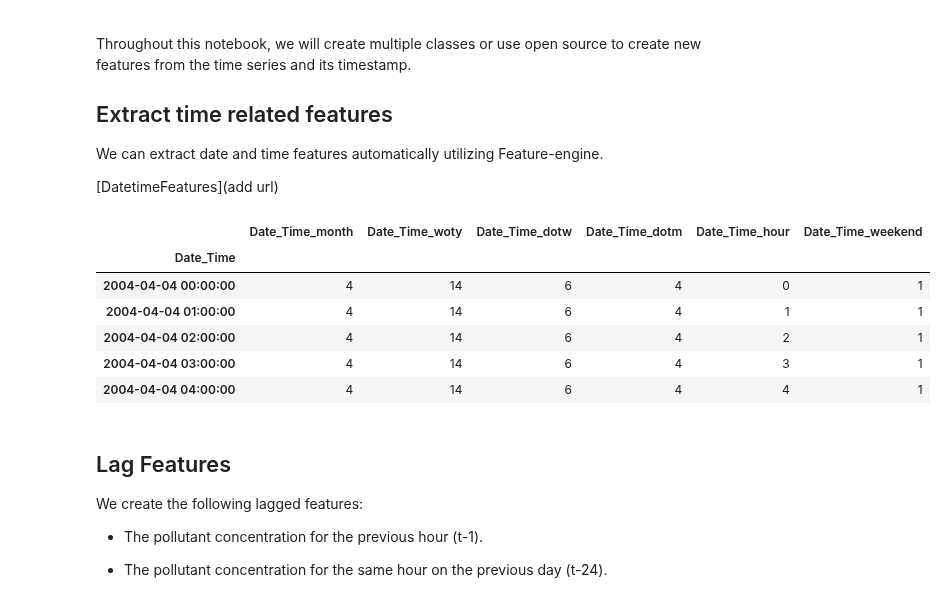
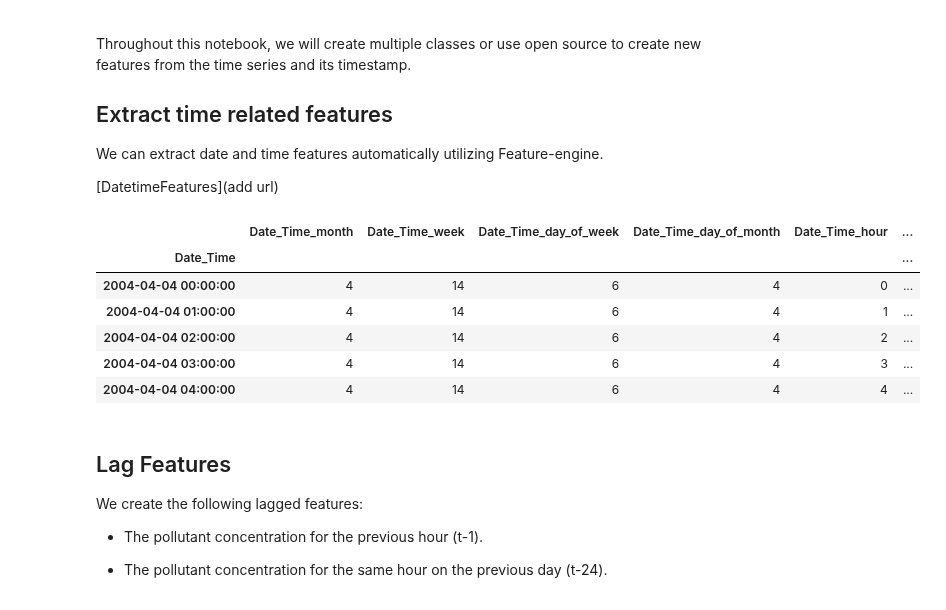
Before and after one commit to trainindata/feature-engineering-for-time-series-forecasting, a Jupyter notebook: 03-Challenges-in-Time-Series-Forecasting/03-Refactoring-feature-engineering.ipynb, the cells around one changed output. Cells and saved outputs as stored; diff of their text form; code cells hidden in the pictures.

```diff
--- a/03-Challenges-in-Time-Series-Forecasting/03-Refactoring-feature-engineering.ipynb
+++ b/03-Challenges-in-Time-Series-Forecasting/03-Refactoring-feature-engineering.ipynb
@@ -91,35 +91,35 @@ We can extract date and time features automatically utilizing Feature-engine.
 # %%
 dt_features = DatetimeFeatures(
 
     # the timestamp
     variables='Date_Time',
 
     # the features we want from the timestamp
     features_to_extract=["month",
-                         "week_of_the_year",
-                         "day_of_the_week",
-                         "day_of_the_month",
+                         "week",
+                         "day_of_week",
+                         "day_of_month",
                          "hour",
                          "weekend",
                         ],
 
     # if we want to drop the timestamp.
     drop_original=True
 )
 
 # Extract the datetime features
 data = dt_features.fit_transform(data)
 
 # Show new variables
 data[[v for v in data.columns if "Date_Time"in v]].head()
 # %% [output]
-|  | Date_Time_month | Date_Time_woty | Date_Time_dotw | Date_Time_dotm | Date_Time_hour | Date_Time_weekend |
-| Date_Time |  |  |  |  |  |  |
-| 2004-04-04 00:00:00 | 4 | 14 | 6 | 4 | 0 | 1 |
-| 2004-04-04 01:00:00 | 4 | 14 | 6 | 4 | 1 | 1 |
-| 2004-04-04 02:00:00 | 4 | 14 | 6 | 4 | 2 | 1 |
-| 2004-04-04 03:00:00 | 4 | 14 | 6 | 4 | 3 | 1 |
-| 2004-04-04 04:00:00 | 4 | 14 | 6 | 4 | 4 | 1 |
+|  | Date_Time_month | Date_Time_week | Date_Time_day_of_week | Date_Time_day_of_month | Date_Time_hour | ... |
+| Date_Time |  |  |  |  |  | ... |
+| 2004-04-04 00:00:00 | 4 | 14 | 6 | 4 | 0 | ... |
+| 2004-04-04 01:00:00 | 4 | 14 | 6 | 4 | 1 | ... |
+| 2004-04-04 02:00:00 | 4 | 14 | 6 | 4 | 2 | ... |
+| 2004-04-04 03:00:00 | 4 | 14 | 6 | 4 | 3 | ... |
+| 2004-04-04 04:00:00 | 4 | 14 | 6 | 4 | 4 | ... |
 # %% [markdown]
 ## Lag Features
 
```
Also changed, not shown: parts of 3 cells of this notebook, 3 other files.
